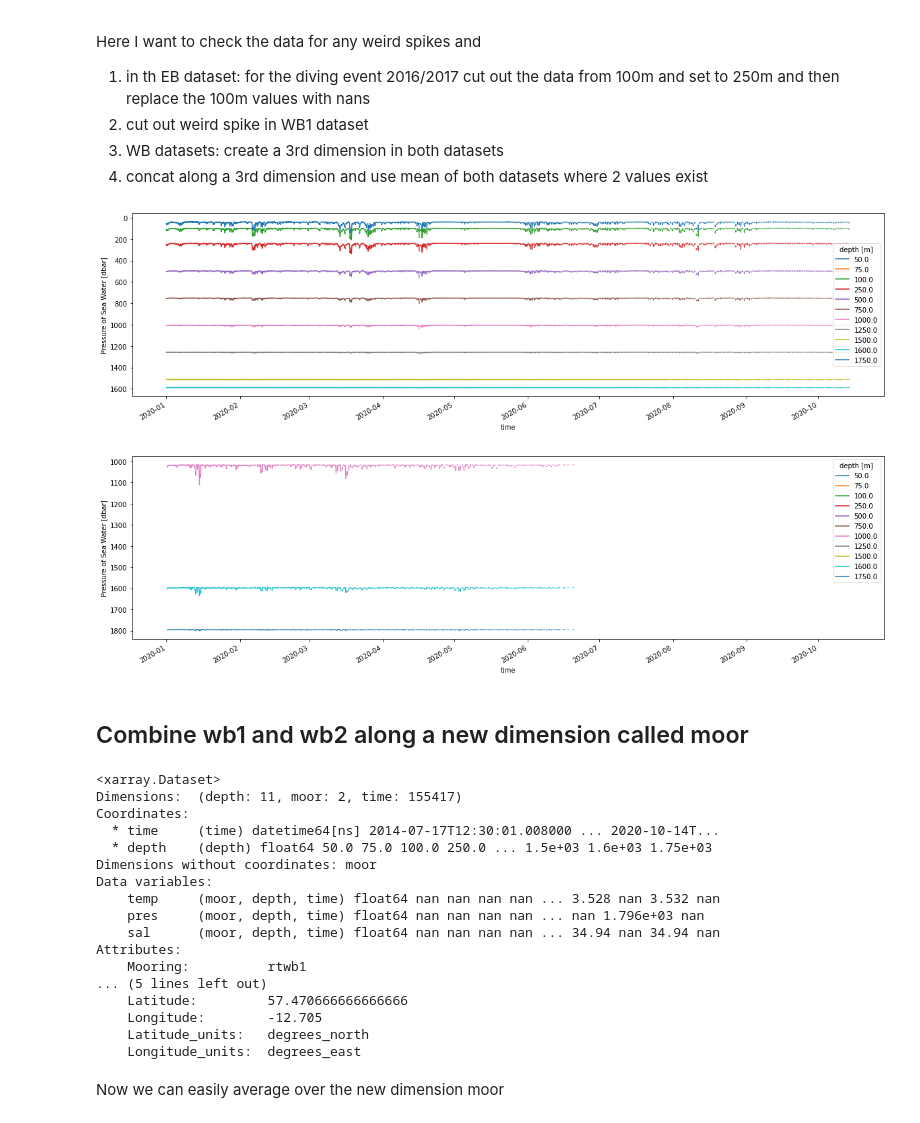
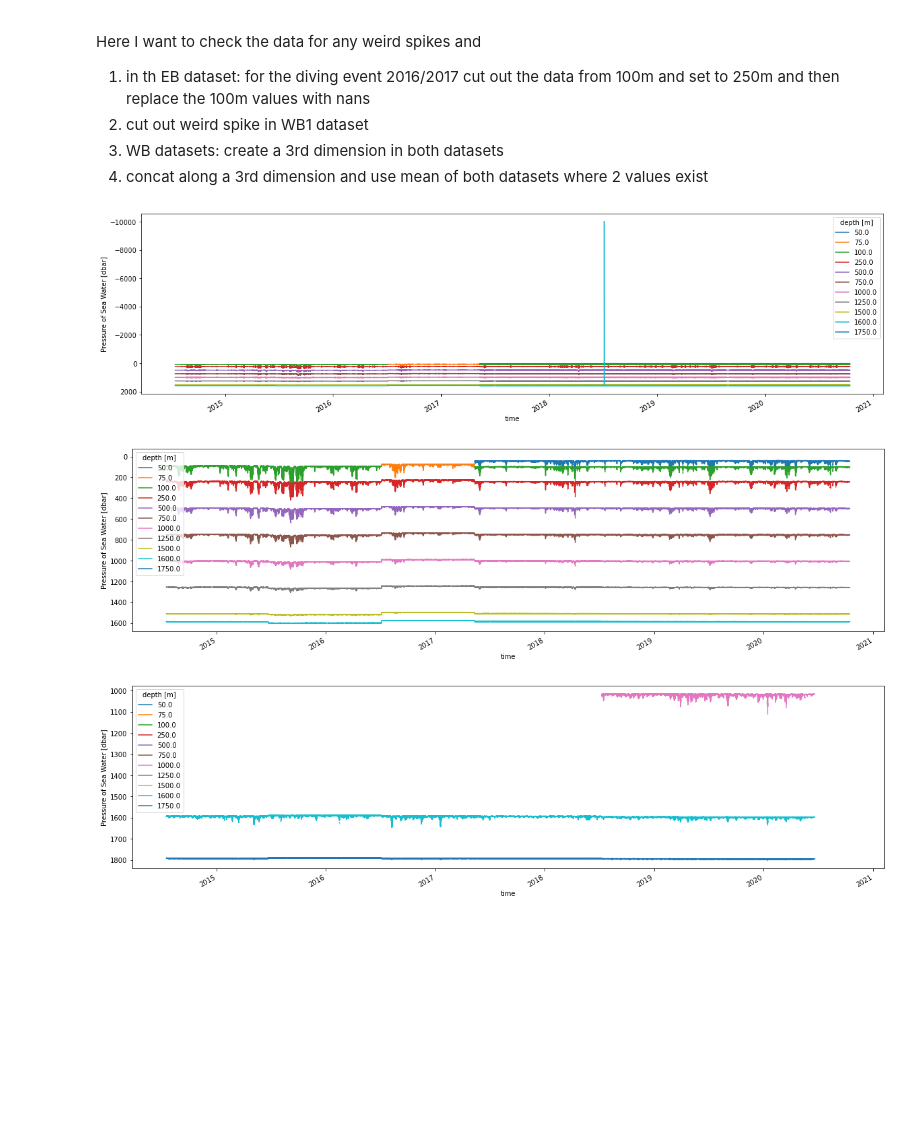
Before and after one commit to Marie-Louise-Korte/Rockall_Trough_MHW, a Jupyter notebook: Quality_control_WB.ipynb, the cells around one changed output. Cells and saved outputs as stored; diff of their text form; code cells hidden in the pictures; blank space fills up the shorter version.

Commit message:
working with filtered data

```diff
--- a/Quality_control_WB.ipynb
+++ b/Quality_control_WB.ipynb
@@ -19,6 +19,7 @@ from datetime import date
 import warnings
 warnings.filterwarnings("ignore")
 # %%
-file_name = "data/rtwb1_all_merged.nc"
+#file_name = "data/rtwb1_all_merged.nc"
+file_name = "data/rtwb1_after_filter.nc"
 ds_wb1 = xr.open_dataset(file_name)
 # %%
@@ -26,11 +28,6 @@ file_name = "data/rtwb2_all_merged.nc"
 ds_wb2 = xr.open_dataset(file_name)
 # %%
-ds_wb1 = ds_wb1.where(ds_wb1.pres>0)
-ds_wb1.pres.sel(time='2020').where(ds_wb1.pres>0).plot.line(x='time', figsize = (20,5), yincrease = False); #.where(ds.pres>0);
-ds_wb2.pres.sel(time='2020').plot.line(x='time', figsize = (20,5), yincrease = False); #.where(ds.pres>0);
+ds_wb1.pres.plot.line(x='time', figsize = (20,5), yincrease = False); #.where(ds.pres>0);
 # need to remove the spike
 # %% [output]
-[figure, old version]
+[figure, new version]
-[figure, removed]
-# %% [markdown]
-## Combine wb1 and wb2 along a new dimension called moor
@@ -37,24 +36,12 @@ ds_wb2.pres.sel(time='2020').plot.line(x='time', figsize = (20,5), yincrease = F
+# %%
+ds_wb1.pres.plot.line(x='time', figsize = (20,5), yincrease = False);
+# %% [output]
+[figure, added]
+# %%
+ds_wb2.pres.plot.line(x='time', figsize = (20,5), yincrease = False); #.where(ds.pres>0);
+# this looks good
+# %% [output]
+[figure, added]
 # %%
 ds_wb = xr.concat([ds_wb1, ds_wb2], dim='moor')
-display(ds_wb)
-# %% [output]
-<xarray.Dataset>
-Dimensions:  (depth: 11, moor: 2, time: 155417)
-Coordinates:
-  * time     (time) datetime64[ns] 2014-07-17T12:30:01.008000 ... 2020-10-14T...
-  * depth    (depth) float64 50.0 75.0 100.0 250.0 ... 1.5e+03 1.6e+03 1.75e+03
-Dimensions without coordinates: moor
-Data variables:
-    temp     (moor, depth, time) float64 nan nan nan nan ... 3.528 nan 3.532 nan
-    pres     (moor, depth, time) float64 nan nan nan nan ... nan 1.796e+03 nan
-    sal      (moor, depth, time) float64 nan nan nan nan ... 34.94 nan 34.94 nan
-Attributes:
-    Mooring:          rtwb1
-... (5 lines left out)
-    Latitude:         57.470666666666666
-    Longitude:        -12.705
-    Latitude_units:   degrees_north
-    Longitude_units:  degrees_east
-# %% [markdown]
-Now we can easily average over the new dimension moor
 # %%
```
Also changed, not shown: parts of 12 cells of this notebook.
